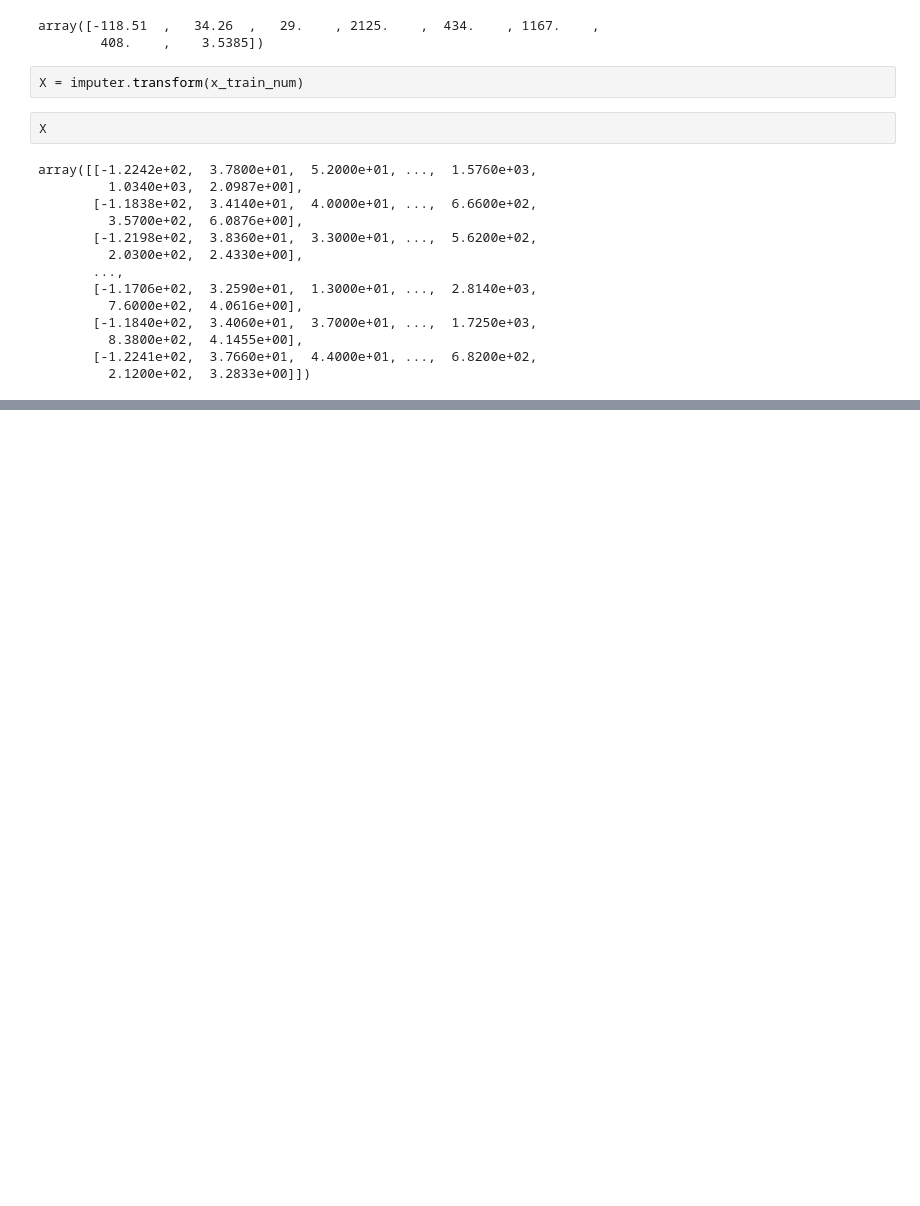
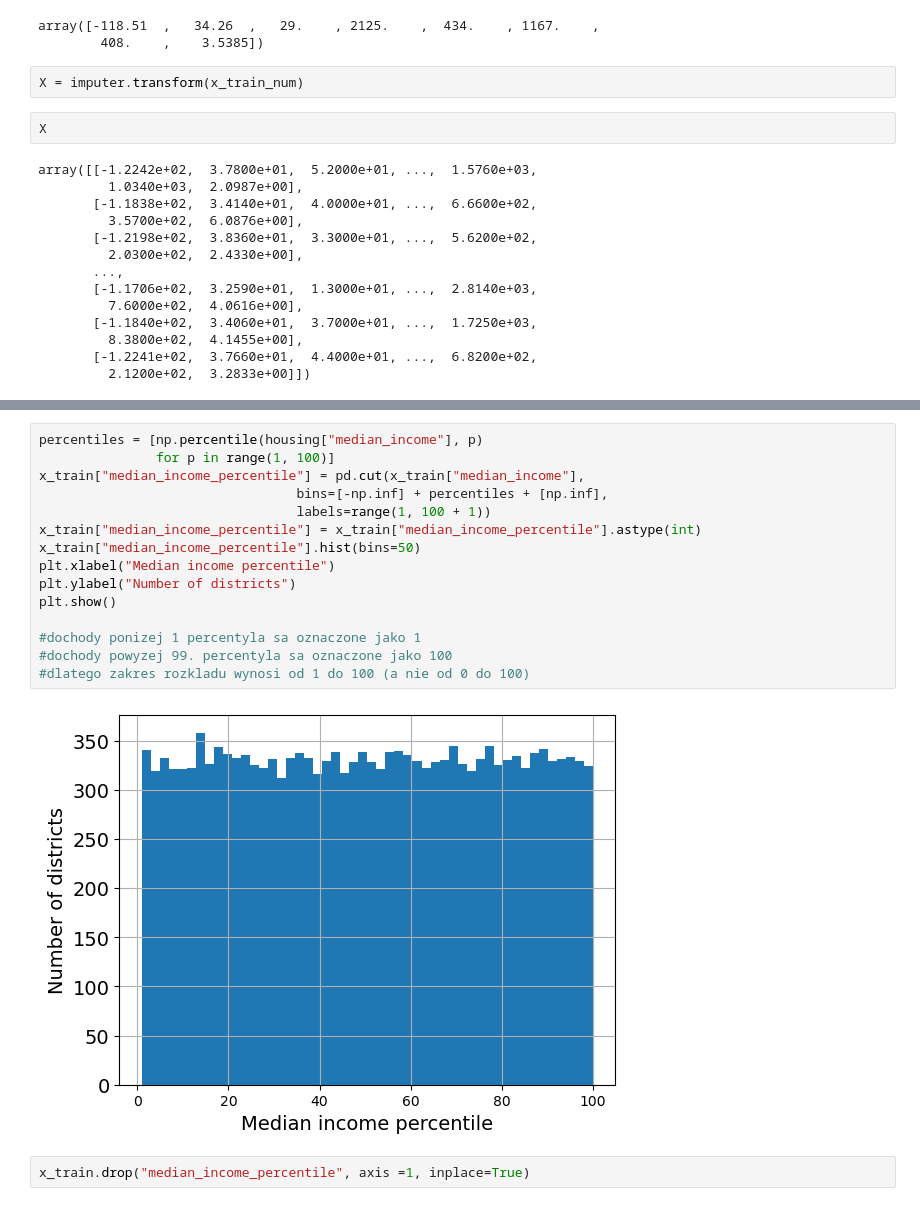
Before and after one commit to BartlomiejRyczek/wprowadzenie_do_uczenia_maszynowego, a Jupyter notebook: data-20241105/02.ipynb, the cells around one changed output, grey strips where cells are left out. Drawn from its saved outputs; the diff is of its cells as text; blank space fills up the shorter version.

```diff
--- a/data-20241105/02.ipynb
+++ b/data-20241105/02.ipynb
@@ -351,0 +576,19 @@ array([[-1.2242e+02,  3.7800e+01,  5.2000e+01, ...,  1.5760e+03,
+# %%
+percentiles = [np.percentile(housing["median_income"], p)
+               for p in range(1, 100)]
+x_train["median_income_percentile"] = pd.cut(x_train["median_income"],
+                                 bins=[-np.inf] + percentiles + [np.inf],
+                                 labels=range(1, 100 + 1))
+x_train["median_income_percentile"] = x_train["median_income_percentile"].astype(int)
+x_train["median_income_percentile"].hist(bins=50)
+plt.xlabel("Median income percentile")
+plt.ylabel("Number of districts")
+plt.show()
+
+#dochody ponizej 1 percentyla sa oznaczone jako 1
+#dochody powyzej 99. percentyla sa oznaczone jako 100
+#dlatego zakres rozkladu wynosi od 1 do 100 (a nie od 0 do 100)
+# %% [output]
+[figure, added]
+# %%
+x_train.drop("median_income_percentile", axis =1, inplace=True)
```
Also changed, not shown: parts of 31 cells of this notebook.
